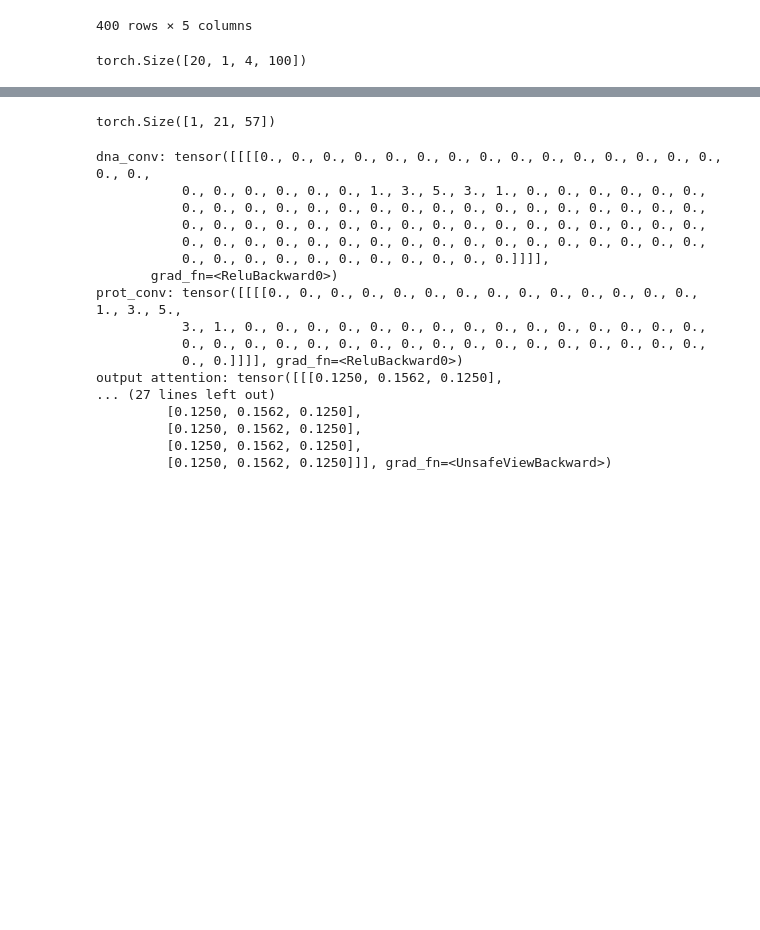
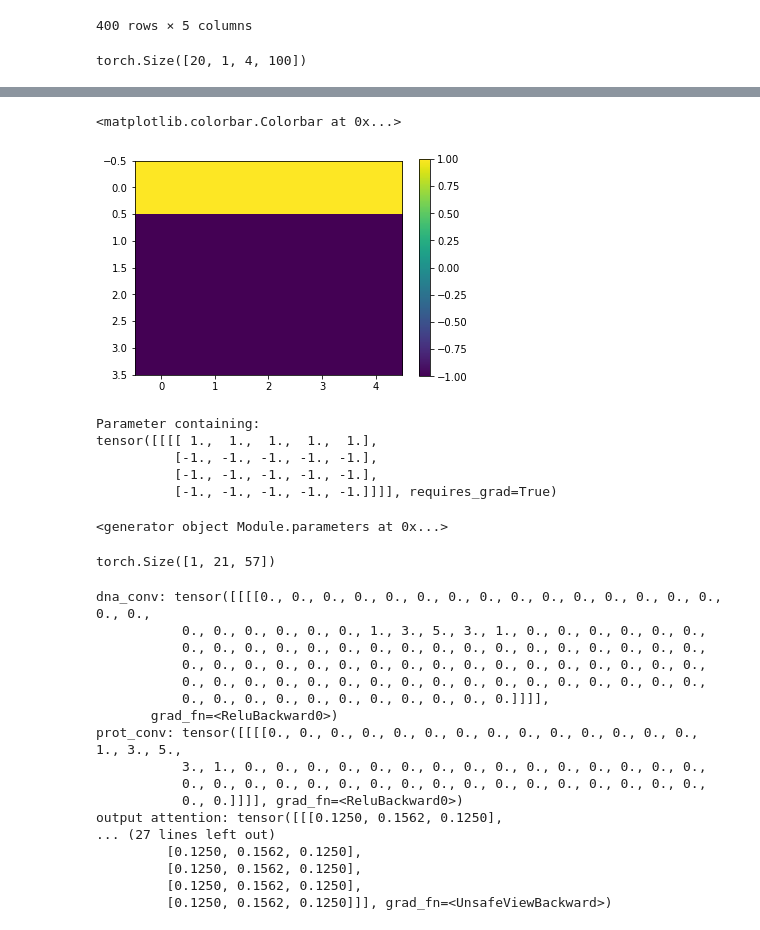
Before and after one commit to suzannejin/LearnTF, a Jupyter notebook: test_mat.ipynb, the cells around one changed output, grey strips where cells are left out. Cells and saved outputs as stored; diff of their text form; code cells hidden in the pictures; blank space fills up the shorter version.

```diff
--- a/test_mat.ipynb
+++ b/test_mat.ipynb
@@ -209,3 +215,21 @@ test_outputs
+# %%
+plt.imshow(model.conv_dna.weight.data.squeeze().detach().numpy())
+plt.colorbar()
+# %% [output]
+<matplotlib.colorbar.Colorbar at 0x...>
+[figure, added]
+# %%
+model.conv_dna.weight
+# %% [output]
+Parameter containing:
+tensor([[[[ 1.,  1.,  1.,  1.,  1.],
+          [-1., -1., -1., -1., -1.],
+          [-1., -1., -1., -1., -1.],
+          [-1., -1., -1., -1., -1.]]]], requires_grad=True)
+# %%
+model.parameters()
+# %% [output]
+<generator object Module.parameters at 0x...>
 # %%
 dna = test.__getitem__(2)[0]
 prot = test.__getitem__(2)[1]
```
Also changed, not shown: parts of 44 cells of this notebook, 2 other files.
